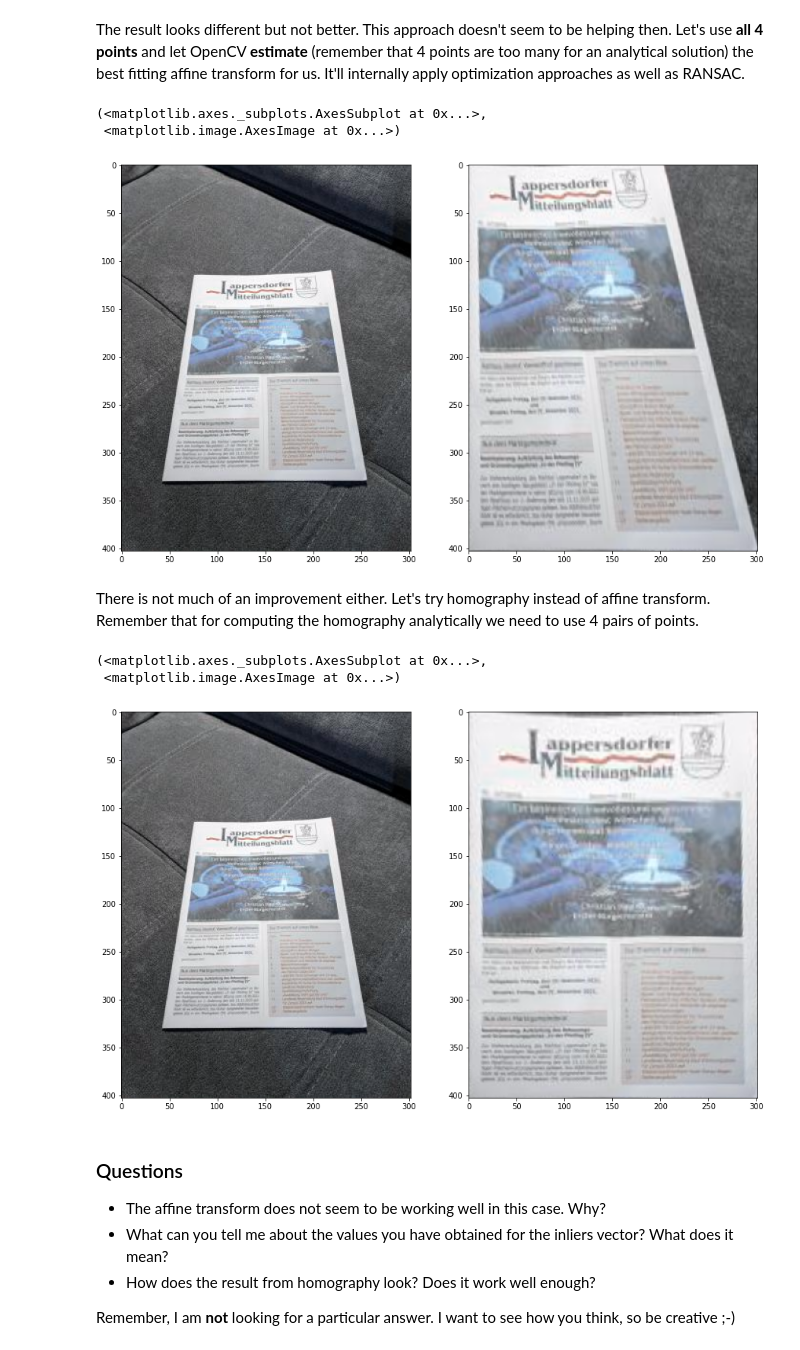
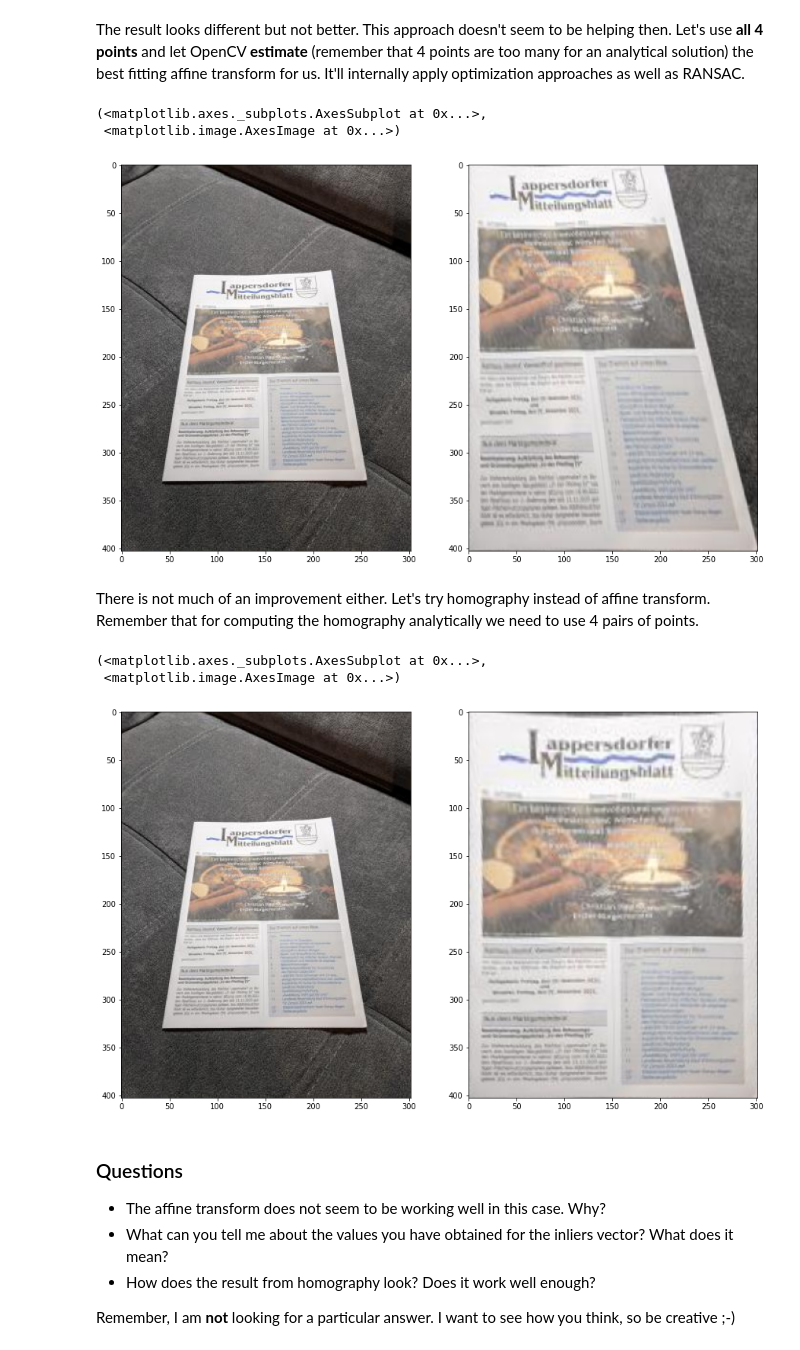
Before and after one commit to pylypen/robotdreams_cv2, a Jupyter notebook: homework_7/Homework.ipynb, the cells around one changed output. Drawn from its saved outputs; the diff is of its cells as text; code cells hidden in the pictures.

```diff
--- a/homework_7/Homework.ipynb
+++ b/homework_7/Homework.ipynb
@@ -18,6 +18,7 @@ plt.rcParams['figure.figsize'] = [15, 10]
 Let's load the image we will be working on in this homework.
 # %%
 img = cv2.imread('document.jpg')
+img = cv2.cvtColor(img, cv2.COLOR_BGR2RGB)
 gray = cv2.cvtColor(img,cv2.COLOR_BGR2GRAY)
 gray = np.float32(gray)/255
 rows, cols = gray.shape
@@ -108,7 +109,7 @@ The result looks different but not better. This approach doesn't seem to be help
 M, inliers = cv2.estimateAffine2D(src, dst)
 
 # Build the rectified image using the computed matrix (use warpAffine)
-rectified = cv2.warpAffine(np.copy(img), M, (cols, rows))
+rectified = cv2.warpAffine(img, M, (cols, rows))
 
 # Let's plot the results
 plt.subplot(121), plt.imshow(img)
@@ -116,23 +117,23 @@ plt.subplot(122), plt.imshow(rectified)
 # %% [output]
 (<matplotlib.axes._subplots.AxesSubplot at 0x...>,
  <matplotlib.image.AxesImage at 0x...>)
-[figure, old version]
+[figure, new version]
 # %% [markdown]
 There is not much of an improvement either. Let's try homography instead of affine transform. Remember that for computing the homography analytically we need to use 4 pairs of points.
 # %%
 # Compute the homography matrix (you'll have to use getPerspectiveTransform function from OpenCV here)
 M = cv2.getPerspectiveTransform(src, dst)
 
 # Build the rectified image using the computed matrix (you'll have to use warpPerspective function from OpenCV)
-rectified = cv2.warpPerspective(np.copy(img), M, (cols, rows))
+rectified = cv2.warpPerspective(img, M, (cols, rows))
 
 # Let's plot the results
 plt.subplot(121), plt.imshow(img)
 plt.subplot(122), plt.imshow(rectified)
 # %% [output]
 (<matplotlib.axes._subplots.AxesSubplot at 0x...>,
  <matplotlib.image.AxesImage at 0x...>)
-[figure, old version]
+[figure, new version]
 # %% [markdown]
 ### Questions
 * The affine transform does not seem to be working well in this case. Why?
```
Also changed, not shown: parts of 4 cells of this notebook.
